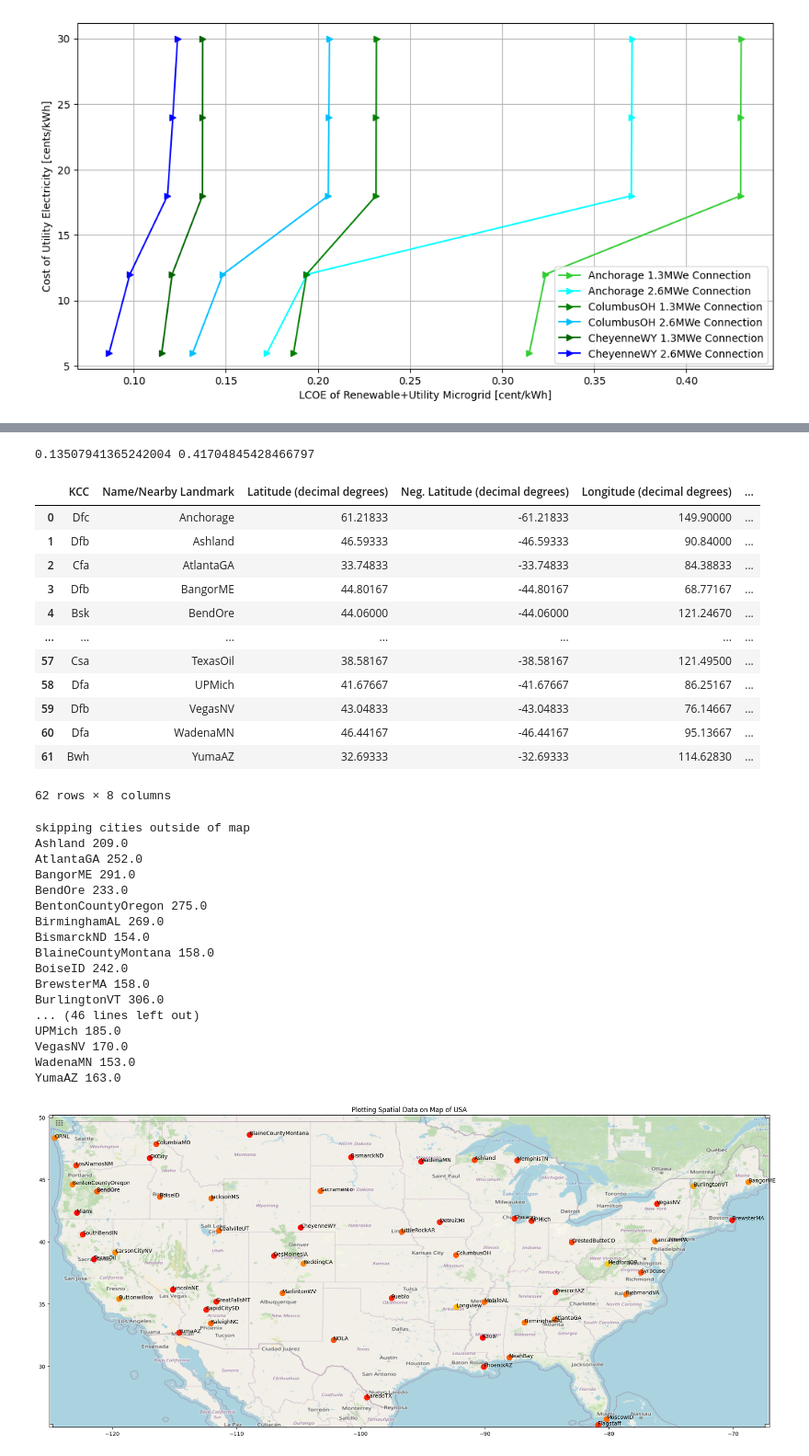
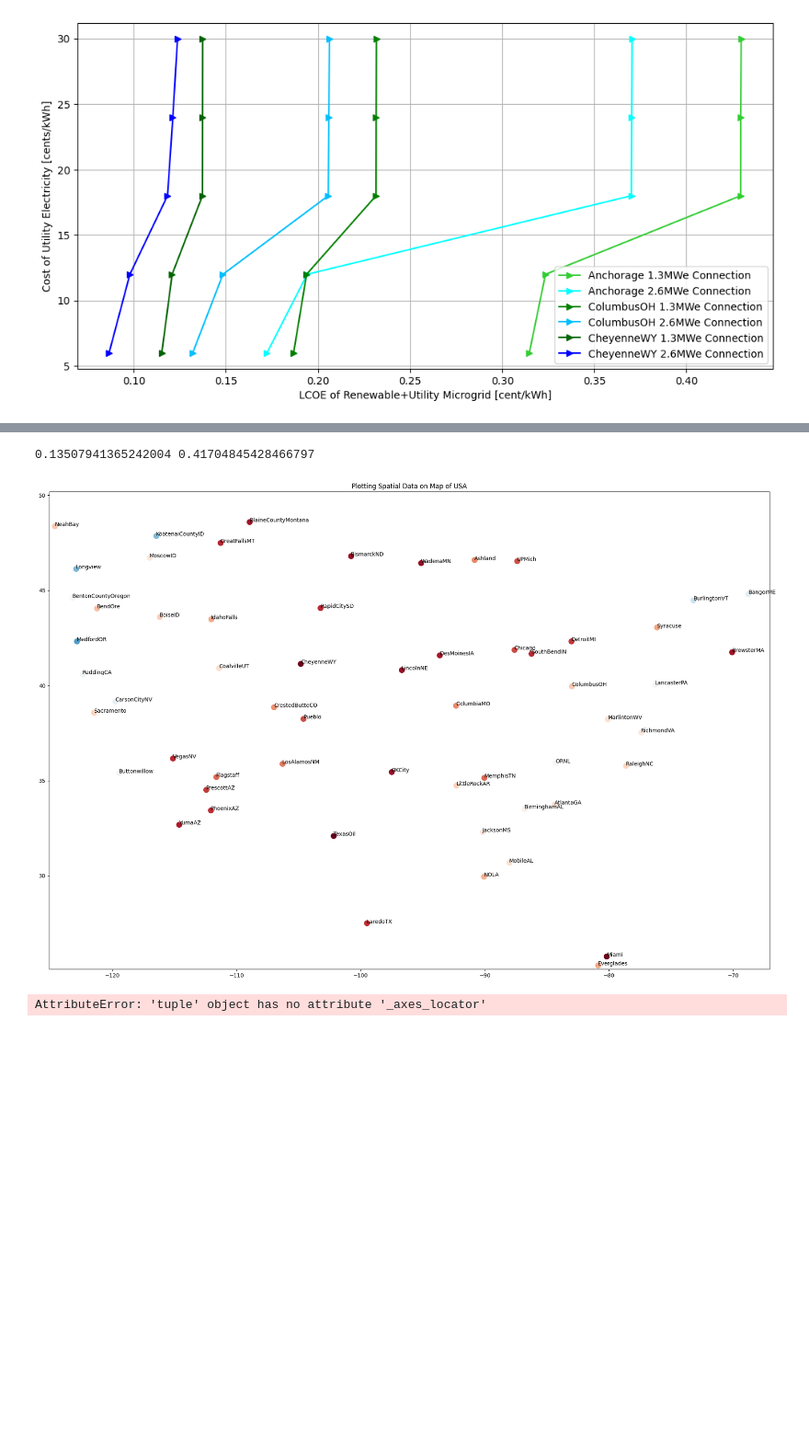
Before and after one commit to uw-reti/homer, a Jupyter notebook: ClimateStudies/OutputProcessing/HOMERDataProcessor.ipynb, the cells around one changed output, grey strips where cells are left out. Shown at 92% size. Drawn from its saved outputs; the diff is of its cells as text; code cells hidden in the pictures; blank space fills up the shorter version.

Commit message:
errors plotted

```diff
--- a/ClimateStudies/OutputProcessing/HOMERDataProcessor.ipynb
+++ b/ClimateStudies/OutputProcessing/HOMERDataProcessor.ipynb
@@ -1347,5 +1393,10 @@ plt.savefig(image_dir + f'/kcc_avg_2.6MWe_util_{descriptor}.png')
 # %%
 import matplotlib as mpl
+##### FIX MAP, MAYBE NEW ONE
+# MOVE DATA OFF OF TEXT
+# BIGGER BUTTON
+# BETTER SCALE
+
 ## Fixing map to have kcc, LCOE data
 # find city, max LCOE, OCC data point for microreactor
 city_max_dict = {}
@@ -1365,69 +1416,42 @@ for kcc in uRX_cost_dict_koppen:
 #print(city_max_dict)
 #print(city_occ_dict)
 
 
 BBox = ((-125.068,   -67.061,
          25.083, 50.183))
 ruh_m = plt.imread(os.getcwd() + '/usa_map.png')
 
 for city in coords_df['Name/Nearby Landmark']:
     if city in city_max_dict.keys():
         pass #print(city)
 min_LCOE = min(city_max_dict.values())
 max_LCOE = max(city_max_dict.values())
 print(min_LCOE,max_LCOE)
 
-cmap = plt.cm.autumn
+cmap = plt.cm.RdBu
 norm = mpl.colors.Normalize(vmin=min_LCOE,vmax=max_LCOE)
 fig, ax = plt.subplots(figsize = (24,16))
-display(coords_df)
+#display(city_max_dict)
 for i in range(len(coords_df['Neg. Longitude'])):
+    #print(i)
     city = coords_df['Name/Nearby Landmark'][i]
-    print(city, 1000*round(city_max_dict[city],3))
-    ax.scatter(coords_df['Neg. Longitude'][i] , coords_df['Latitude (decimal degrees)'][i], zorder=1, c = city_max_dict[city], cmap=cmap,norm =norm,  s=100)
+    #print(city, 1000*round(city_max_dict[city],3), coords_df['Neg. Longitude'][i] , coords_df['Latitude (decimal degrees)'][i])
+    ax.scatter(coords_df['Neg. Longitude'][i] , coords_df['Latitude (decimal degrees)'][i], zorder=1,  c = city_max_dict[city],cmap=cmap,norm =norm,  s=100)
     ax.annotate( f"{city}" , (coords_df['Neg. Longitude'][i], coords_df['Latitude (decimal degrees)'][i]))
     #print('The wrong data point is: ', 1000*round(city_max_dict[coords_df['Name/Nearby Landmark'][i]],3),)
 #for i, label in enumerate(coords_df['Name/Nearby Landmark']):
 
 ax.set_title('Plotting Spatial Data on Map of USA')
 ax.set_xlim(BBox[0],BBox[1])
+cax=ax.set_xlim(BBox[0],BBox[1])
 ax.set_ylim(BBox[2],BBox[3])
-#plt.colorbar(cmap(norm))
+fig.colorbar(mpl.cm.ScalarMappable(norm=norm, cmap=cmap),cax=cax)
 ax.imshow(ruh_m, zorder=0, extent = BBox, aspect= 'equal')
 plt.savefig(image_dir + '/loc_var_all.png')
 # %% [output]
 0.13507941365242004 0.41704845428466797
-|  | KCC | Name/Nearby Landmark | Latitude (decimal degrees) | Neg. Latitude (decimal degrees) | Longitude (decimal degrees) | ... |
-| 0 | Dfc | Anchorage | 61.21833 | -61.21833 | 149.90000 | ... |
-| 1 | Dfb | Ashland | 46.59333 | -46.59333 | 90.84000 | ... |
-| 2 | Cfa | AtlantaGA | 33.74833 | -33.74833 | 84.38833 | ... |
-| 3 | Dfb | BangorME | 44.80167 | -44.80167 | 68.77167 | ... |
-| 4 | Bsk | BendOre | 44.06000 | -44.06000 | 121.24670 | ... |
-| ... | ... | ... | ... | ... | ... | ... |
-| 57 | Csa | TexasOil | 38.58167 | -38.58167 | 121.49500 | ... |
-| 58 | Dfa | UPMich | 41.67667 | -41.67667 | 86.25167 | ... |
-| 59 | Dfb | VegasNV | 43.04833 | -43.04833 | 76.14667 | ... |
-| 60 | Dfa | WadenaMN | 46.44167 | -46.44167 | 95.13667 | ... |
-| 61 | Bwh | YumaAZ | 32.69333 | -32.69333 | 114.62830 | ... |
+[figure, new version]
-62 rows × 8 columns
+AttributeError: 'tuple' object has no attribute '_axes_locator'
-skipping cities outside of map
-Ashland 209.0
-AtlantaGA 252.0
-BangorME 291.0
-BendOre 233.0
-BentonCountyOregon 275.0
-BirminghamAL 269.0
-BismarckND 154.0
-BlaineCountyMontana 158.0
-BoiseID 242.0
-BrewsterMA 158.0
-BurlingtonVT 306.0
-... (46 lines left out)
-UPMich 185.0
-VegasNV 170.0
-WadenaMN 153.0
-YumaAZ 163.0
-[figure, old version]
 # %%
 m = len(Case2CFA)
 fig = plt.figure(figsize=(24,12))
```
Also changed, not shown: parts of 2 cells of this notebook, 6 other files.
